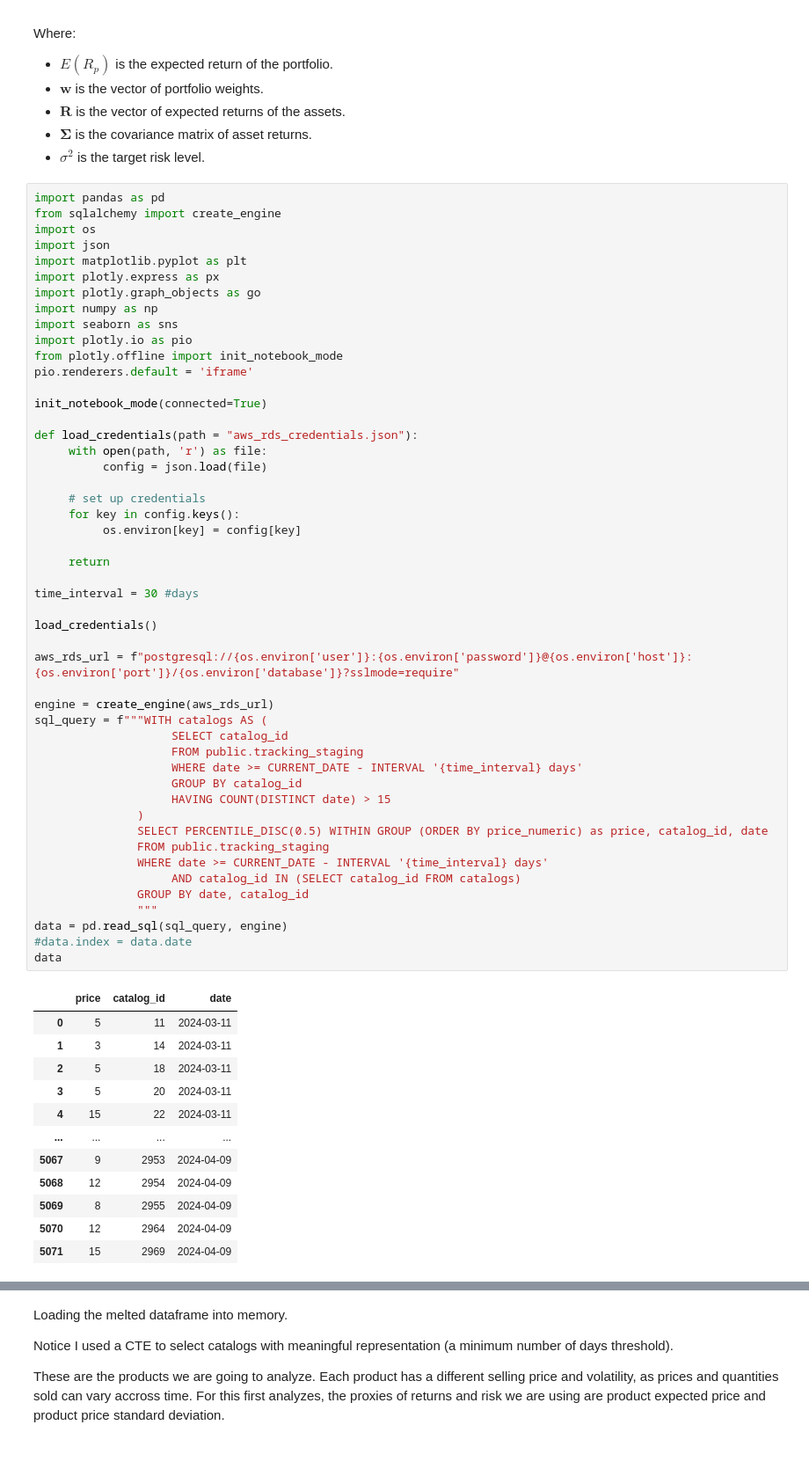
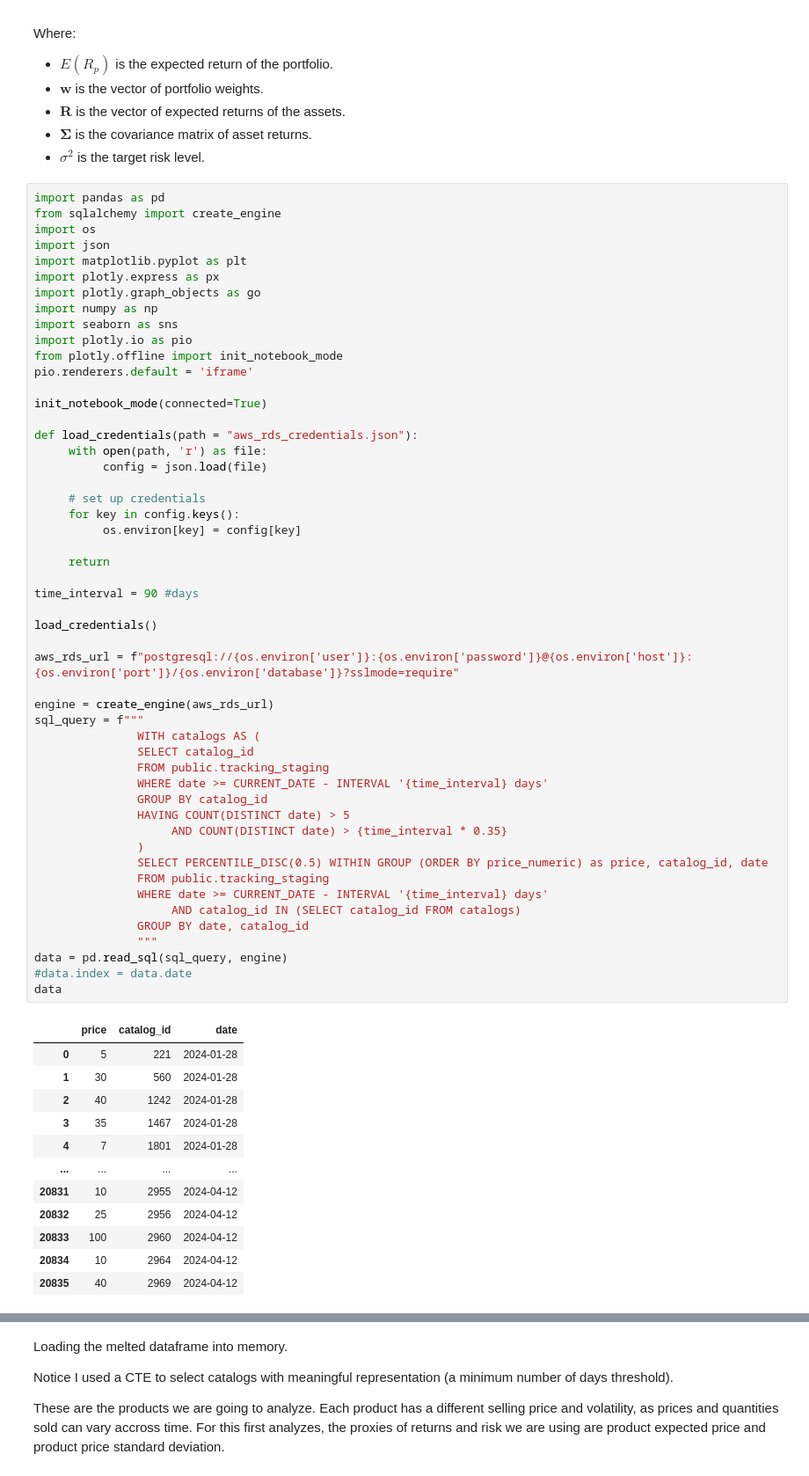
Before and after one commit to lmao420blazeit/vinted-streamlit-container, a Jupyter notebook: notebooks/markowitz.ipynb, the cells around one changed output, grey strips where cells are left out. Shown at 88% size. Cells and saved outputs as stored; diff of their text form.

```diff
--- a/notebooks/markowitz.ipynb
+++ b/notebooks/markowitz.ipynb
@@ -60,48 +60,50 @@ pio.renderers.default = 'iframe'
 init_notebook_mode(connected=True)
 
 def load_credentials(path = "aws_rds_credentials.json"):
      with open(path, 'r') as file:
           config = json.load(file)
 
      # set up credentials
      for key in config.keys():
           os.environ[key] = config[key]
 
      return
 
-time_interval = 30 #days
+time_interval = 90 #days
 
 load_credentials()
 
 aws_rds_url = f"postgresql://{os.environ['user']}:{os.environ['password']}@{os.environ['host']}:{os.environ['port']}/{os.environ['database']}?sslmode=require"
 
 engine = create_engine(aws_rds_url)
-sql_query = f"""WITH catalogs AS (
-                    SELECT catalog_id
-                    FROM public.tracking_staging
-                    WHERE date >= CURRENT_DATE - INTERVAL '{time_interval} days'
-                    GROUP BY catalog_id
-                    HAVING COUNT(DISTINCT date) > 15
+sql_query = f"""
+               WITH catalogs AS (
+               SELECT catalog_id
+               FROM public.tracking_staging
+               WHERE date >= CURRENT_DATE - INTERVAL '{time_interval} days'
+               GROUP BY catalog_id
+               HAVING COUNT(DISTINCT date) > 5
+                    AND COUNT(DISTINCT date) > {time_interval * 0.35}
                )
                SELECT PERCENTILE_DISC(0.5) WITHIN GROUP (ORDER BY price_numeric) as price, catalog_id, date
                FROM public.tracking_staging
                WHERE date >= CURRENT_DATE - INTERVAL '{time_interval} days'
                     AND catalog_id IN (SELECT catalog_id FROM catalogs)
                GROUP BY date, catalog_id
                """
 data = pd.read_sql(sql_query, engine)
 #data.index = data.date
 data
 # %% [output]
 |  | price | catalog_id | date |
-| 0 | 5 | 11 | 2024-03-11 |
-| 1 | 3 | 14 | 2024-03-11 |
-| 2 | 5 | 18 | 2024-03-11 |
-| 3 | 5 | 20 | 2024-03-11 |
-| 4 | 15 | 22 | 2024-03-11 |
+| 0 | 5 | 221 | 2024-01-28 |
+| 1 | 30 | 560 | 2024-01-28 |
+| 2 | 40 | 1242 | 2024-01-28 |
+| 3 | 35 | 1467 | 2024-01-28 |
+| 4 | 7 | 1801 | 2024-01-28 |
 | ... | ... | ... | ... |
-| 5067 | 9 | 2953 | 2024-04-09 |
-| 5068 | 12 | 2954 | 2024-04-09 |
-| 5069 | 8 | 2955 | 2024-04-09 |
-| 5070 | 12 | 2964 | 2024-04-09 |
-| 5071 | 15 | 2969 | 2024-04-09 |
+| 20831 | 10 | 2955 | 2024-04-12 |
+| 20832 | 25 | 2956 | 2024-04-12 |
+| 20833 | 100 | 2960 | 2024-04-12 |
+| 20834 | 10 | 2964 | 2024-04-12 |
+| 20835 | 40 | 2969 | 2024-04-12 |
```
Also changed, not shown: parts of 14 cells of this notebook, 5 other files.
